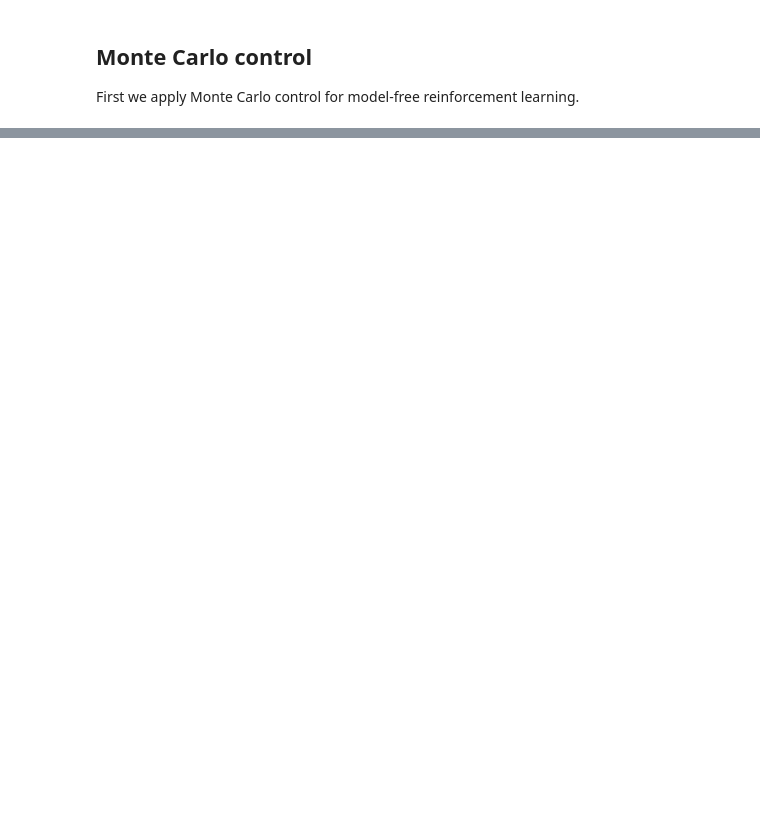
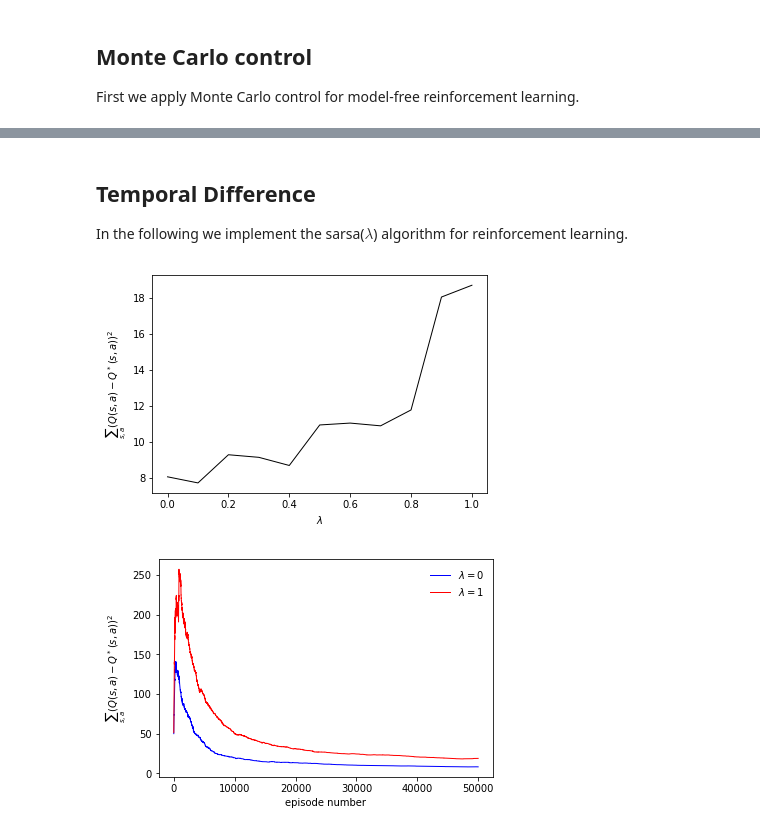
Before and after one commit to zhong1wan/RL, a Jupyter notebook: easy21.ipynb, the cells around one changed output, grey strips where cells are left out. Drawn from its saved outputs; the diff is of its cells as text; code cells hidden in the pictures; blank space fills up the shorter version.

Commit message:
added sarsa results

```diff
--- a/easy21.ipynb
+++ b/easy21.ipynb
@@ -194,0 +195,68 @@ Optimal policy:
+# %% [markdown]
+## Temporal Difference
+In the following we implement the sarsa($\lambda$) algorithm for reinforcement learning.
+# %%
+num_eps = int(5e4)    # number of episodes
+lmdas = np.linspace(0, 1, 11)
+Q_ss = np.zeros((len(lmdas), 10, 21))    # stores final optimal action values for all lambdas
+errs = np.zeros((len(lmdas), num_eps))
+
+for idx, lmda in enumerate(lmdas):
+
+    Q_s = np.zeros((10, 21, 2))
+    Nsa_s = np.zeros((10, 21, 2))    # number of times action has been selected from state s
+
+    # main episodic iteration
+    for eps in range(num_eps):
+
+        # set initial state
+        E = np.zeros((10, 21, 2))    # eligibility trace
+        d, s = card_draw(first=True), card_draw(first=True)    # initialize state
+        a = ep_greedy(d, s, Q_s, np.sum(Nsa_s, axis=-1))    # initialize action
+        end = False
+
+        # episode stepping
+        while end is False:
+
+            s_new, r = step(d, s, a)
+            end = True if a == 0 or s_new > 21 or s_new < 1 else False
+
+            # rewards are associated with terminal states, not actions
+            if end is False:
+                a_next = ep_greedy(d, s_new, Q_s, np.sum(Nsa_s, axis=-1))
+                delta = Q_s[d-1, s_new-1, a_next] - Q_s[d-1, s-1, a]
+            else:
+                delta = r - Q_s[d-1, s-1, a]
+
+            E[d-1, s-1, a] += 1
+            Nsa_s[d-1, s-1, a] += 1
+            alpha = 1/Nsa_s[d-1, s-1, a]
+            Q_s = Q_s + alpha * delta * E
+            E = lmda*E
+
+            s, a = s_new, a_next
+
+        # calculate error
+        errs[idx, eps] = np.sum((Q_s - Q)**2)
+
+    # store final optimal action value
+    Q_ss[idx] = np.amax(Q_s, axis=-1)
+
+# plot err vs. lambda
+plt.figure()
+plt.plot(lmdas, errs[:, -1], 'k-', linewidth=1)
+plt.xlabel(r'$\lambda$')
+plt.ylabel(r'$\sum_{s,a}(Q(s,a) - Q^*(s,a))^2$')
+
+# plot learning curve for lambda = 0 and 1
+plt.figure()
+plt.plot(np.arange(num_eps), errs[0, :], 'b-', label=r'$\lambda=0$', linewidth=1)
+plt.plot(np.arange(num_eps), errs[-1, :], 'r-', label=r'$\lambda=1$', linewidth=1)
+plt.xlabel('episode number')
+plt.ylabel(r'$\sum_{s,a}(Q(s,a) - Q^*(s,a))^2$')
+plt.legend(frameon=False)
+
+plt.show()
+# %% [output]
+[figure, added]
+[figure, added]
```
Also changed, not shown: parts of 6 cells of this notebook.
